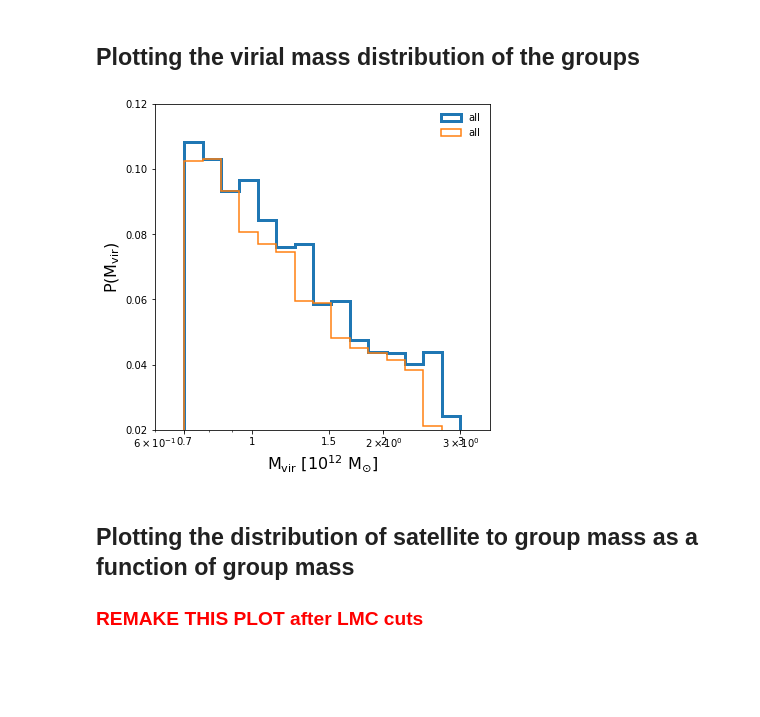
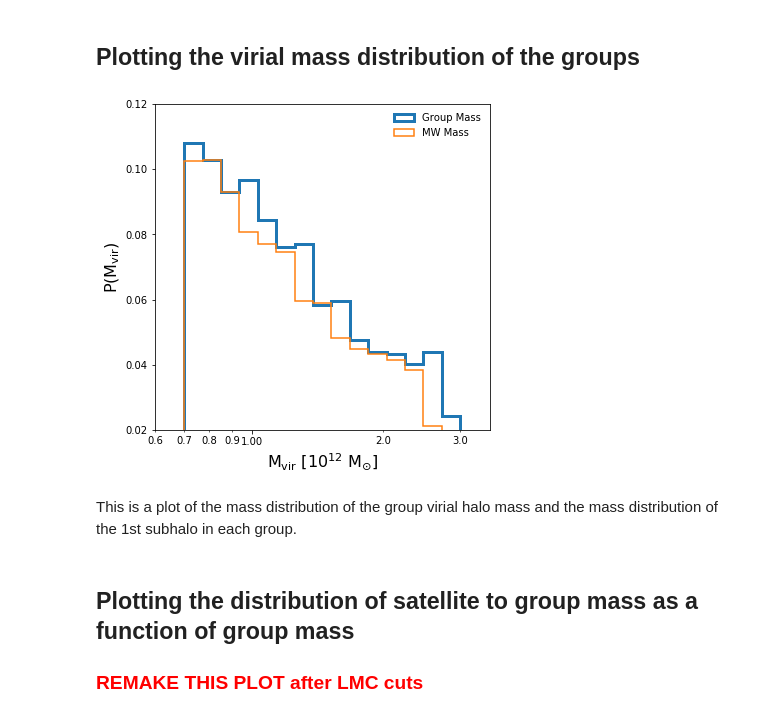
Before and after one commit to katiechambe/frequency, a Jupyter notebook: scripts/Mass distributions.ipynb, the cells around one changed output. Cells and saved outputs as stored; diff of their text form; code cells hidden in the pictures; blank space fills up the shorter version.

```diff
--- a/scripts/Mass distributions.ipynb
+++ b/scripts/Mass distributions.ipynb
@@ -11,7 +17,7 @@ import math
 #plt.rc('text', usetex=True)
 #plt.rc('font', family='serif')
 # %%
-df = pd.read_csv('/Users/katie/Documents/Arizona/Research/satellites/data/subhaloData.csv')
+df = pd.read_csv('../data/subhaloData.csv') # note
 #allData = np.loadtxt('mw_data_new.txt')
 #MWmassesEkta = allData[:,1]
 df[0:10]
@@ -41,31 +47,33 @@ separations = np.array([np.linalg.norm(i) for i in subhalo1Pos-subhalo2Pos])
 # %% [markdown]
 ## Plotting the virial mass distribution of the groups
 # %%
-plt.figure(figsize=(6,6))
+fig = plt.figure(figsize=(6,6))
 ax = plt.subplot(111)
 min, max = np.min(groupMass/100), np.max(groupMass/100)
 
 weights = np.ones_like(groupMass)/len(groupMass)
-plt.hist(groupMass/100, bins = 10**np.linspace(np.log10(min), np.log10(max), 16), weights=weights, histtype='step', label='all',  lw=3)
-plt.hist(subhalo1Mass/100, bins = 10**np.linspace(np.log10(min), np.log10(max), 16), weights=weights, histtype='step', label='all',  lw=1.5)
+plt.hist(groupMass/100, bins = 10**np.linspace(np.log10(min), np.log10(max), 16), weights=weights, histtype='step', label='Group Mass',  lw=3)
+plt.hist(subhalo1Mass/100, bins = 10**np.linspace(np.log10(min), np.log10(max), 16), weights=weights, histtype='step', label='MW Mass',  lw=1.5)
 plt.xscale("log")
 plt.xlabel(r'$\rm M_{vir}$ [10$^{12}$ M$\rm_{\odot}$]', fontsize=16)
 plt.ylabel(r'P($\rm M_{vir}$)', fontsize=16)
 plt.xlim(0.6, 3.5)
 plt.ylim(0.02, 0.12)
-labels = ['0.7', '1','1.5', '2', '3']
-ticks = [0.7, 1, 1.5, 2, 3]
-ax.set_xticks(ticks)
-ax.set_xticklabels(labels)
-#pp.savefig()
+# labels = ['0.7', '1','1.5', '2', '3']
+# ticks = [0.7, 1, 1.5, 2, 3]
+# ax.set_xticks(ticks)
+# ax.set_xticklabels(labels)
 plt.legend(loc='upper right', frameon=False)
-#plt.savefig('mvir.pdf')
-#plt.savefig('fig3.eps')
-#os.system('cp mvir.pdf ~/Documents/MagClouds/docs/papers/')
-#plt.close()
+for axis in [ax.xaxis]:#, ax.yaxis]:
+    axis.set_major_formatter(ScalarFormatter())
+    axis.set_minor_formatter(ScalarFormatter())
 plt.show()
+
+fig.savefig('plots/massDistributionMW-LMC.pdf')
 # %% [output]
-[figure, old version]
+[figure, new version]
+# %% [markdown]
+This is a plot of the mass distribution of the group virial halo mass and the mass distribution of the 1st subhalo in each group.
 # %% [markdown]
 ## Plotting the distribution of satellite to group mass as a function of group mass
 
```
Also changed, not shown: parts of 4 cells of this notebook, 5 other files.
